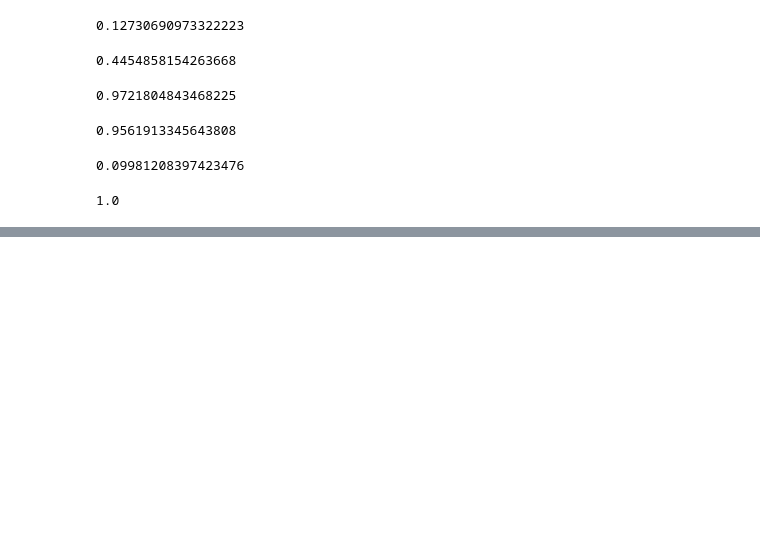
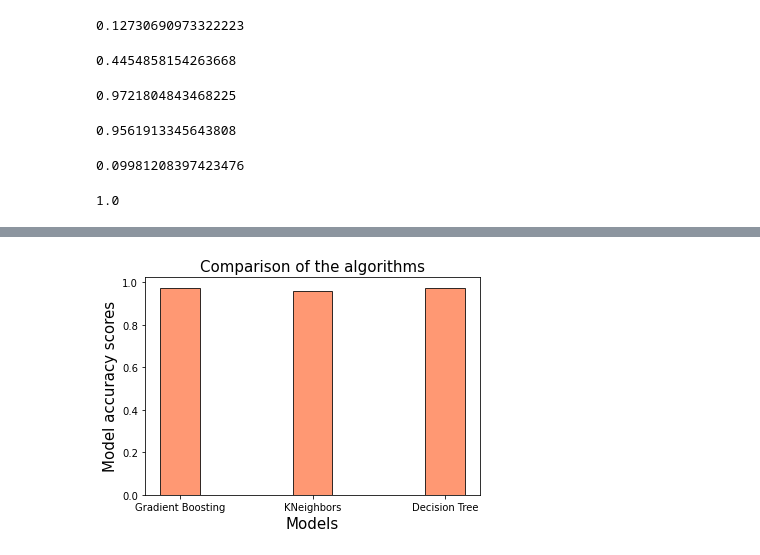
Before and after one commit to jujucodes/Letterboxd, a Jupyter notebook: Letterboxd_modelling.ipynb, the cells around one changed output, grey strips where cells are left out. Saved outputs shown, nothing was run; the diff lists cells and outputs as text; code cells hidden in the pictures; blank space fills up the shorter version.

Commit message:
modelling notebook with viz

```diff
--- a/Letterboxd_modelling.ipynb
+++ b/Letterboxd_modelling.ipynb
@@ -538,5 +529,6 @@ gb_reg.score(X_train_true, y_train_true)
 # %% [output]
 0.9756766239375657
 # %%
-gb_reg.score(X_test_true, y_test_true)
+gb_acc = gb_reg.score(X_test_true, y_test_true)
+gb_acc
 # %% [output]
@@ -588,7 +612,8 @@ kn_reg.score(X_train_true, y_train_true)
 # %% [output]
 0.9721804843468225
 # %%
-kn_reg.score(X_test_true, y_test_true)
+kn_acc = kn_reg.score(X_test_true, y_test_true)
+kn_acc
 # %% [output]
 0.9561913345643808
 # %%
@@ -610,5 +639,6 @@ dt_reg.score(X_train_true, y_train_true)
 # %% [output]
 1.0
 # %%
-dt_reg.score(X_test_true, y_test_true)
+dt_acc = dt_reg.score(X_test_true, y_test_true)
+dt_acc
 # %% [output]
@@ -621,0 +656,10 @@ rmse
+# %%
+index_acc = ['Gradient Boosting', 'KNeighbors', 'Decision Tree']
+Accuracy_score = [gb_acc,kn_acc,dt_acc]
+plt.xlabel('Models',fontsize=15)
+plt.ylabel ('Model accuracy scores',fontsize=15)
+plt.title('Comparison of the algorithms',fontsize=15)
+_=plt.bar(index_acc,Accuracy_score,color='coral',alpha=0.8,label='Accuracy score',edgecolor='k',width=0.3)
+plt.show()
+# %% [output]
+[figure, added]
```
Also changed, not shown: parts of 50 cells of this notebook.
